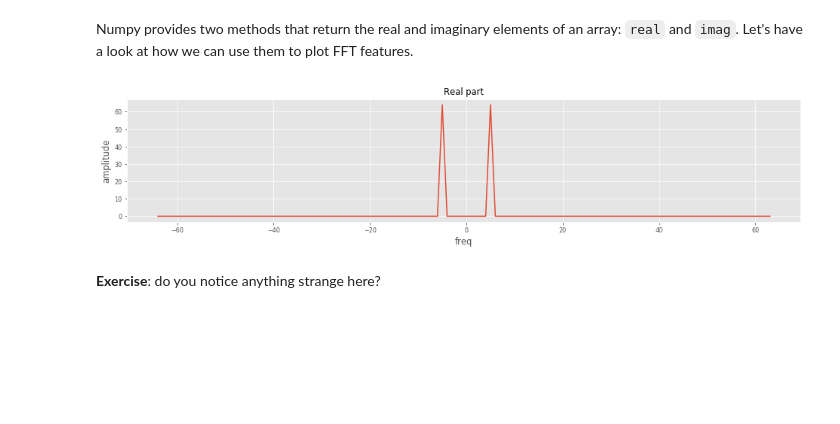
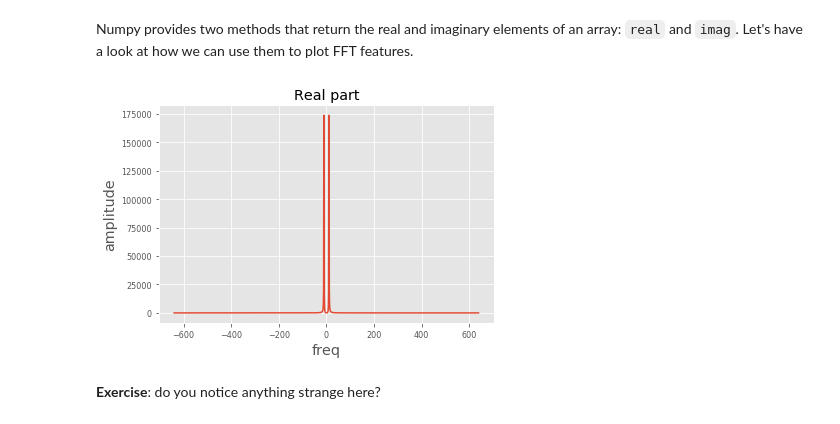
Before and after one commit to godatadriven/ddsw-2018-dsp-workshop, a Jupyter notebook: fourier.ipynb, the cells around one changed output. Drawn from its saved outputs; the diff is of its cells as text; code cells hidden in the pictures; blank space fills up the shorter version.

```diff
--- a/fourier.ipynb
+++ b/fourier.ipynb
@@ -310,8 +310,8 @@ The Fast Fourier Transform (FFT) is a discrete Fourier transform algorithm which
 # %% [markdown]
 In this section we will get some familiarity with the `fft`  implementation in `numpy`. The reader interested in deeper implementation details should consult https://jakevdp.github.io/blog/2013/08/28/understanding-the-fft/
 # %%
-frequency = 5.0
-phs = np.linspace(0, frequency * 2 * pi, 128, endpoint=False)
+frequency = 10.5
+phs = np.linspace(0, frequency * 2 * pi, 1280, endpoint=False)
 X = cos(phs)
 plot(phs, X);
 # %% [output]
@@ -324,12 +324,12 @@ freqs_idx = argsort(freqs)
 # %% [markdown]
 Numpy provides two methods that return the real and imaginary elements of an array: `real` and `imag`. Let's have a look at how we can use them to plot FFT features.
 # %%
-plot(freqs[freqs_idx], real(fft.fft(X))[freqs_idx])
+plot(freqs[freqs_idx], (real(fft.fft(X))**2+imag(fft.fft(X))**2)[freqs_idx])
 title('Real part')
 util.xlabel('freq')
 util.ylabel('amplitude')
 # %% [output]
-[figure, old version]
+[figure, new version]
 # %% [markdown]
 **Exercise**: do you notice anything strange here?
 # %% [markdown]
```
Also changed, not shown: parts of 16 cells of this notebook, 5 other files.
